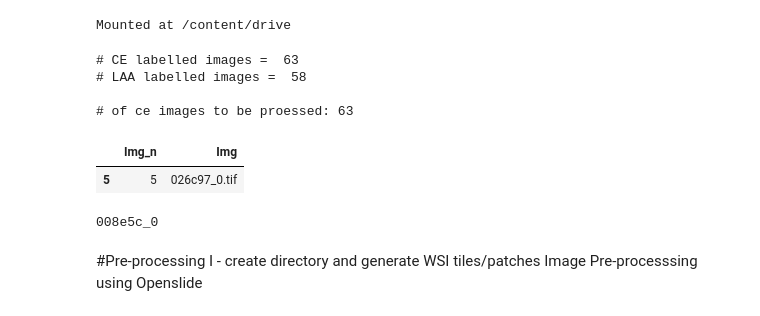
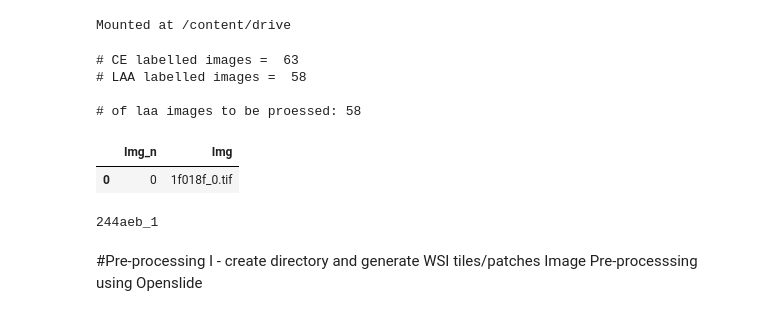
Before and after one commit to dingowhiz/Data_Analytics_ML, a Jupyter notebook: mayo_wsi_anomaly.ipynb, the cells around one changed output. Saved outputs shown, nothing was run; the diff lists cells and outputs as text; code cells hidden in the pictures.

```diff
--- a/mayo_wsi_anomaly.ipynb
+++ b/mayo_wsi_anomaly.ipynb
@@ -1058,37 +1117,38 @@ Mounted at /content/drive
 # %%
 import os
 import pandas as pd
 ce_list = os.listdir('/content/drive/MyDrive/Mayo/train/CE')
 laa_list = os.listdir('/content/drive/MyDrive/Mayo/train/LAA')
 print('# CE labelled images = ',len(ce_list), '\n# LAA labelled images = ', len(laa_list))
 ce_name_list = [x[:8] for x in ce_list]
 laa_name_list = [x[:8] for x in laa_list]
-print('\n# of ce images to be proessed:', len(ce_list))
-img_idx = list(range(63))
+print('\n# of laa images to be proessed:', len(laa_list))
+img_idx = list(range(58))
 
-tmp = [img_idx,ce_list]
-df = pd.DataFrame({'Img_n':img_idx, 'Img':ce_list})
-df[5:6]
+tmp = [img_idx,laa_list]
+df = pd.DataFrame({'Img_n':img_idx, 'Img':laa_list})
+#df.loc[df['Img']=='508589_0.tif']
+df.loc[df['Img'].str.contains("1f018f_0", case=False)]
 # %% [output]
 # CE labelled images =  63
 # LAA labelled images =  58
 
-# of ce images to be proessed: 63
+# of laa images to be proessed: 58
 |  | Img_n | Img |
-| 5 | 5 | 026c97_0.tif |
+| 0 | 0 | 1f018f_0.tif |
 # %%
 import shutil
 for name in ce_name_list[:64]:
   print(name)
 # %%
-for name in ce_name_list[4:5]:
+for name in laa_name_list[4:5]:
   print(name)
   #tile_dir = '/content/drive/MyDrive/Mayo/train/ce_patch_' + ce_name_list[sl]
   #shutil.rmtree('/content/drive/MyDrive/Mayo/train/train_CE/' + name)
   #print(name, ' deleted')
   #os.listdir('/content/drive/MyDrive/Mayo/train/train_LAA/')
 # %% [output]
-008e5c_0
+244aeb_1
 # %% [markdown]
 #Pre-processing I - create directory and generate WSI tiles/patches
 Image Pre-processsing using Openslide
```
Also changed, not shown: parts of 28 cells of this notebook.
